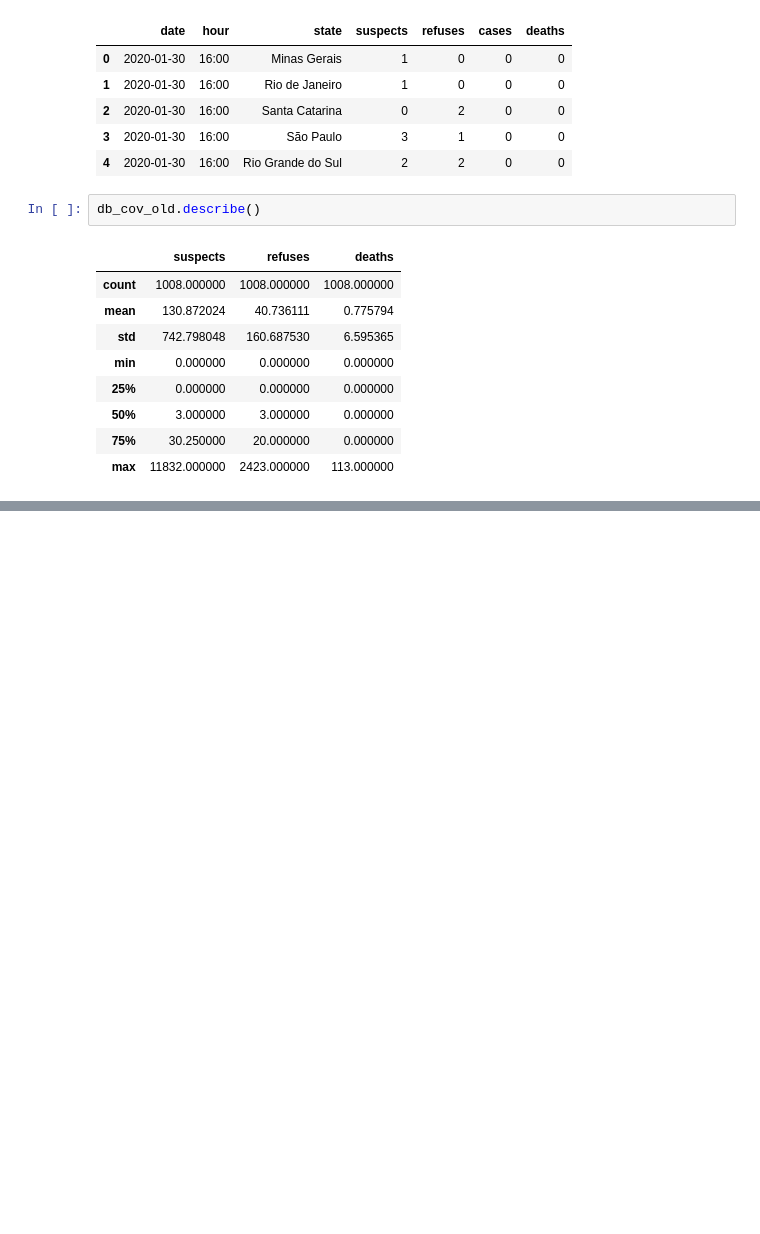
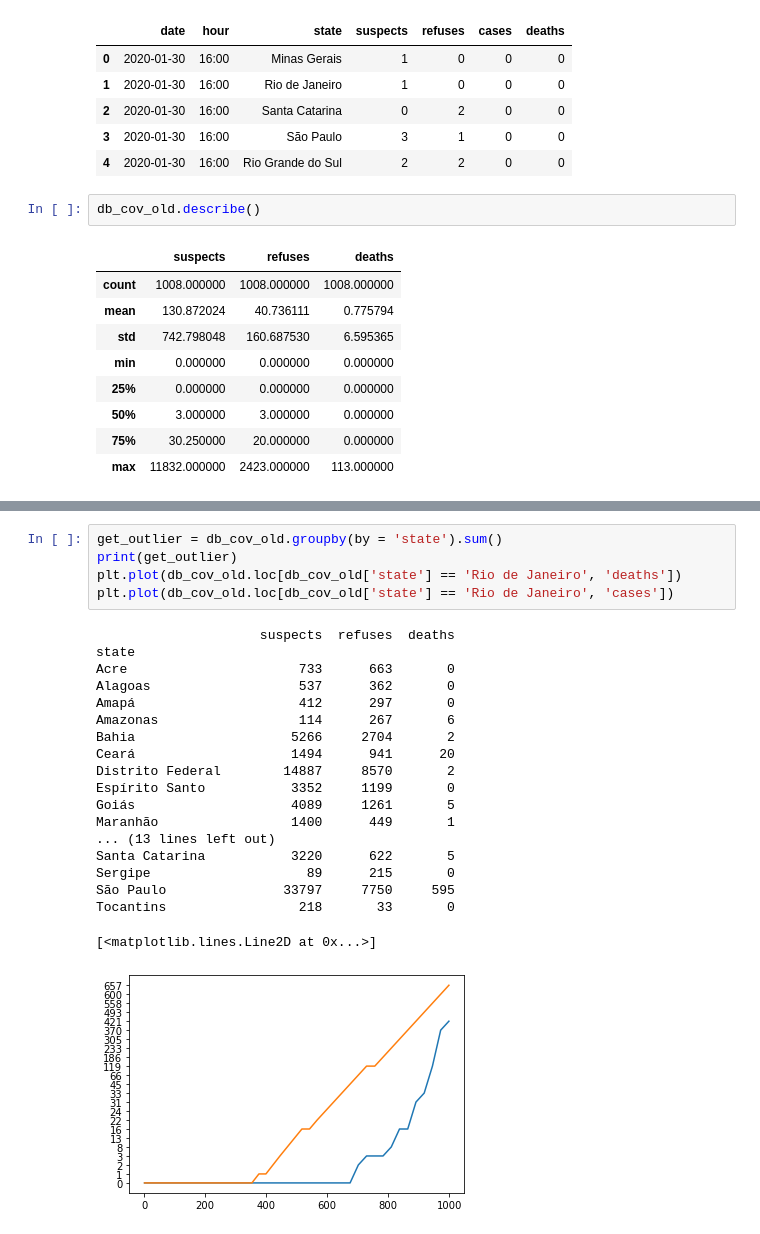
Before and after one commit to LuisFelipeTs/Data_Science_And_Analytics, a Jupyter notebook: Covid_Study(ML + SQL)/Data_Cleaning_&_analysing.ipynb, the cells around one changed output, grey strips where cells are left out. Drawn from its saved outputs; the diff is of its cells as text; blank space fills up the shorter version.

```diff
--- a/Covid_Study(ML + SQL)/Data_Cleaning_&_analysing.ipynb
+++ b/Covid_Study(ML + SQL)/Data_Cleaning_&_analysing.ipynb
@@ -272,3 +273,28 @@ Amapá                  16
 Name: state, dtype: int64
 [figure]
 <Figure size 2520x2376 with 0 Axes>
+# %%
+get_outlier = db_cov_old.groupby(by = 'state').sum()
+print(get_outlier)
+plt.plot(db_cov_old.loc[db_cov_old['state'] == 'Rio de Janeiro', 'deaths'])
+plt.plot(db_cov_old.loc[db_cov_old['state'] == 'Rio de Janeiro', 'cases'])
+# %% [output]
+                     suspects  refuses  deaths
+state
+Acre                      733      663       0
+Alagoas                   537      362       0
+Amapá                     412      297       0
+Amazonas                  114      267       6
+Bahia                    5266     2704       2
+Ceará                    1494      941      20
+Distrito Federal        14887     8570       2
+Espírito Santo           3352     1199       0
+Goiás                    4089     1261       5
+Maranhão                 1400      449       1
+... (13 lines left out)
+Santa Catarina           3220      622       5
+Sergipe                    89      215       0
+São Paulo               33797     7750     595
+Tocantins                 218       33       0
+[<matplotlib.lines.Line2D at 0x...>]
+[figure, added]
```
Also changed, not shown: parts of 3 cells of this notebook.
